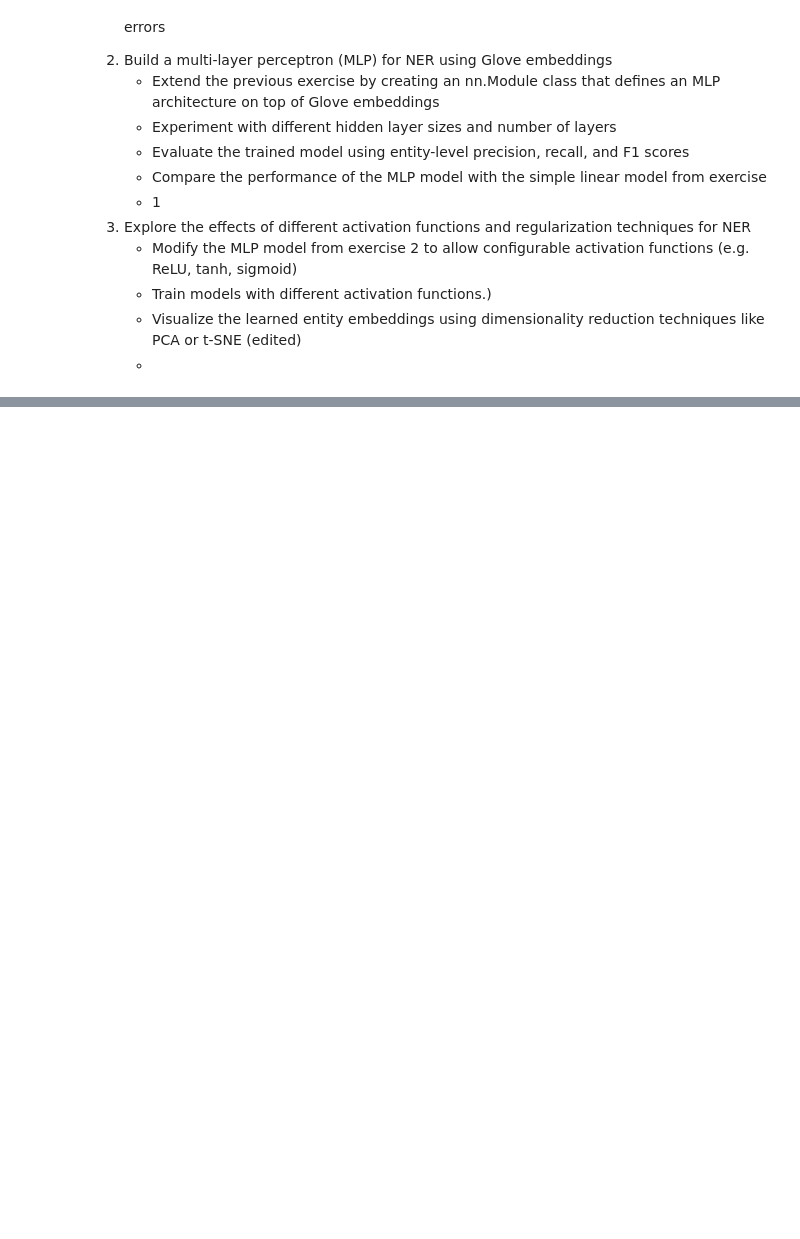
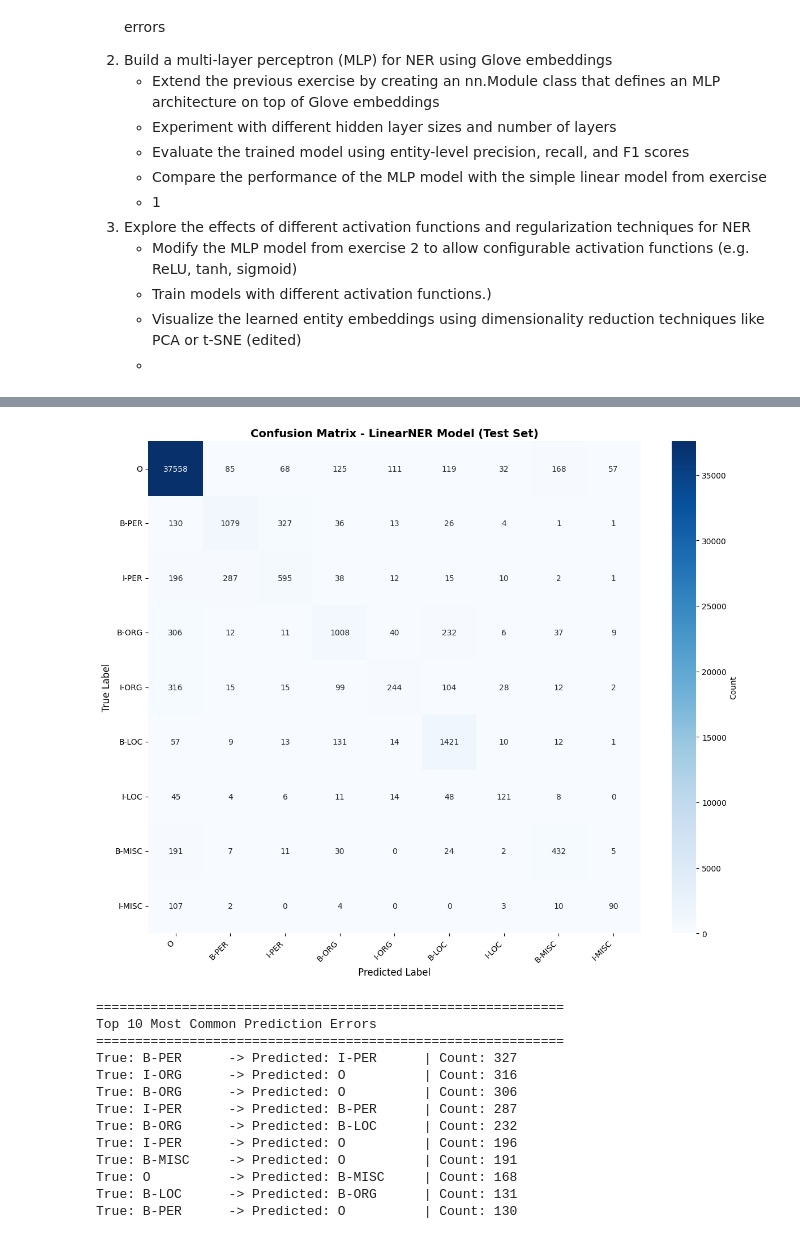
Before and after one commit to Jj-source/deepl_nlp, a Jupyter notebook: assignment1/hw1_NER_GloVe_updated.ipynb, the cells around one changed output, grey strips where cells are left out. Drawn from its saved outputs; the diff is of its cells as text; code cells hidden in the pictures; blank space fills up the shorter version.

```diff
--- a/assignment1/hw1_NER_GloVe_updated.ipynb
+++ b/assignment1/hw1_NER_GloVe_updated.ipynb
@@ -420,0 +605,64 @@ Load a NER dataset (e.g. CoNLL-2003) using the script provided below.
+# %%
+# Token-level confusion matrix and classification report
+def get_token_predictions(model, dataloader, device):
+    """Get all predictions and labels at token level (excluding padding)."""
+    model.eval()
+    all_preds = []
+    all_labels = []
+
+    with torch.no_grad():
+        for batch in tqdm(dataloader, desc="Getting predictions"):
+            input_ids = batch["input_ids"].to(device)
+            labels = batch["labels"].to(device)
+
+            logits = model(input_ids)
+            predictions = torch.argmax(logits, dim=-1)
+
+            # Flatten and filter out padding tokens
+            for pred_seq, label_seq in zip(predictions.cpu().numpy(), labels.cpu().numpy()):
+                for pred, label in zip(pred_seq, label_seq):
+                    if label != -100:  # Ignore padding
+                        all_preds.append(pred)
+                        all_labels.append(label)
+
+    return np.array(all_preds), np.array(all_labels)
+
+
+# Get predictions
+print("Collecting predictions for confusion matrix...")
+preds, labels = get_token_predictions(model, test_dataloader, device)
+
+# Classification report
+print("\n" + "=" * 60)
+print("Token-level Classification Report (Test Set)")
+print("=" * 60)
+print(classification_report(labels, preds, target_names=tag_names, digits=4))
+
+# Confusion matrix
+cm = confusion_matrix(labels, preds)
+plt.figure(figsize=(12, 10))
+sns.heatmap(cm, annot=True, fmt='d', cmap='Blues',
+            xticklabels=tag_names, yticklabels=tag_names,
+            cbar_kws={'label': 'Count'})
+plt.xlabel('Predicted Label', fontsize=12)
+plt.ylabel('True Label', fontsize=12)
+plt.title('Confusion Matrix - LinearNER Model (Test Set)', fontsize=14, fontweight='bold')
+plt.xticks(rotation=45, ha='right')
+plt.yticks(rotation=0)
+plt.tight_layout()
+plt.show()
+
+# Analyze most common errors
+print("\n" + "=" * 60)
+print("Top 10 Most Common Prediction Errors")
+print("=" * 60)
+errors = []
+for i in range(len(tag_names)):
+    for j in range(len(tag_names)):
+        if i != j and cm[i, j] > 0:
+            errors.append((tag_names[i], tag_names[j], cm[i, j]))
+
+errors.sort(key=lambda x: x[2], reverse=True)
+for true_tag, pred_tag, count in errors[:10]:
+    print(f"True: {true_tag:10s} -> Predicted: {pred_tag:10s} | Count: {count}")
+# %% [output]
@@ -420,0 +688,14 @@ Load a NER dataset (e.g. CoNLL-2003) using the script provided below.
+[figure, added]
+============================================================
+Top 10 Most Common Prediction Errors
+============================================================
+True: B-PER      -> Predicted: I-PER      | Count: 327
+True: I-ORG      -> Predicted: O          | Count: 316
+True: B-ORG      -> Predicted: O          | Count: 306
+True: I-PER      -> Predicted: B-PER      | Count: 287
+True: B-ORG      -> Predicted: B-LOC      | Count: 232
+True: I-PER      -> Predicted: O          | Count: 196
+True: B-MISC     -> Predicted: O          | Count: 191
+True: O          -> Predicted: B-MISC     | Count: 168
+True: B-LOC      -> Predicted: B-ORG      | Count: 131
+True: B-PER      -> Predicted: O          | Count: 130
```
Also changed, not shown: parts of 3 cells of this notebook.
